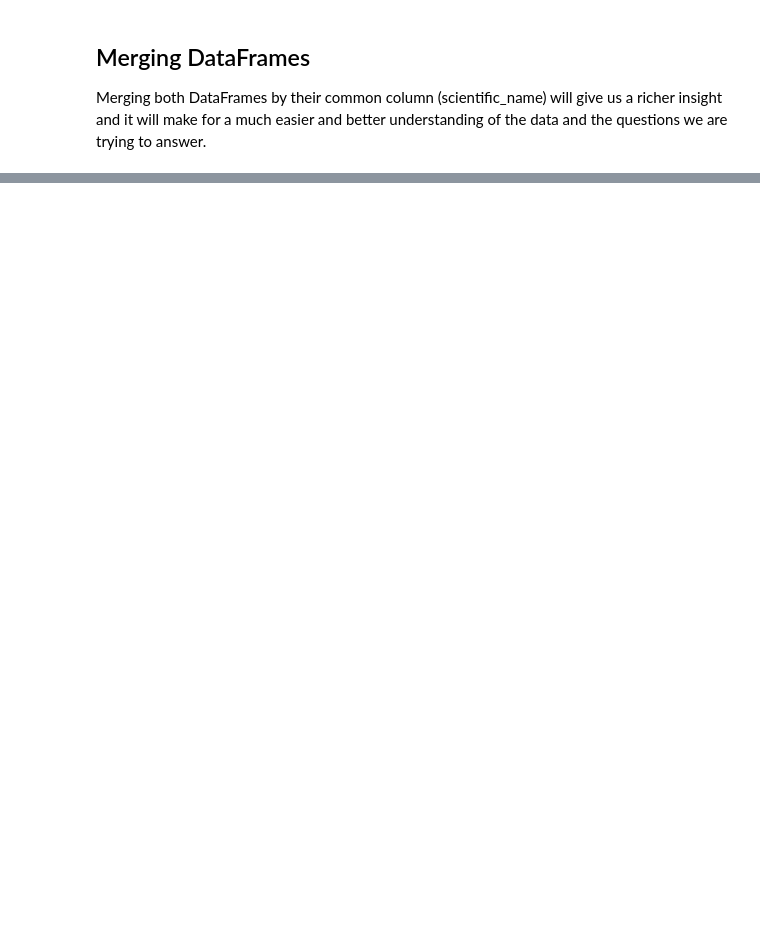
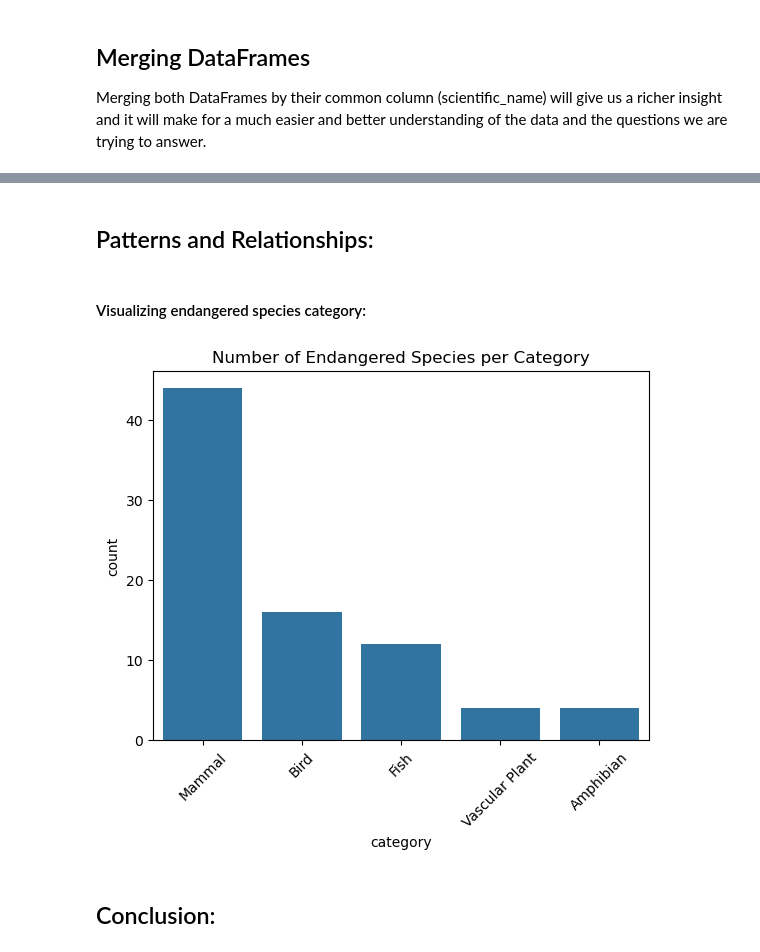
Before and after one commit to Nomeri0/biodiversity_national_park_starter, a Jupyter notebook: biodiversity_project/biodiversity_analysis.ipynb, the cells around one changed output, grey strips where cells are left out. Cells and saved outputs as stored; diff of their text form; code cells hidden in the pictures; blank space fills up the shorter version.

Commit message:
Added additional EDA and Visualization

```diff
--- a/biodiversity_project/biodiversity_analysis.ipynb
+++ b/biodiversity_project/biodiversity_analysis.ipynb
@@ -120,3 +188,7 @@ species['conservation_status'].fillna('Not classified', inplace=True)
 ## Merging DataFrames
 
 Merging both DataFrames by their common column (scientific_name) will give us a richer insight and it will make for a much easier and better understanding of the data and the questions we are trying to answer.
+# %%
+merged_df = pd.merge(species, observations, how='left', on='scientific_name')
+
+merged_df.head(10)
@@ -122,0 +238,17 @@ Merging both DataFrames by their common column (scientific_name) will give us a
+# %% [markdown]
+## Patterns and Relationships:
+# %% [markdown]
+#### Visualizing endangered species category:
+# %%
+# Filter out the endangered species
+endangered_species = merged_df[merged_df['conservation_status'] == 'Endangered']
+
+# Plot the number of endangered species per category
+sns.countplot(data=endangered_species, x='category')
+plt.title('Number of Endangered Species per Category')
+plt.xticks(rotation=45)
+plt.show()
+# %% [output]
+[figure, added]
+# %% [markdown]
+## Conclusion:
```
Also changed, not shown: parts of 14 cells of this notebook.
